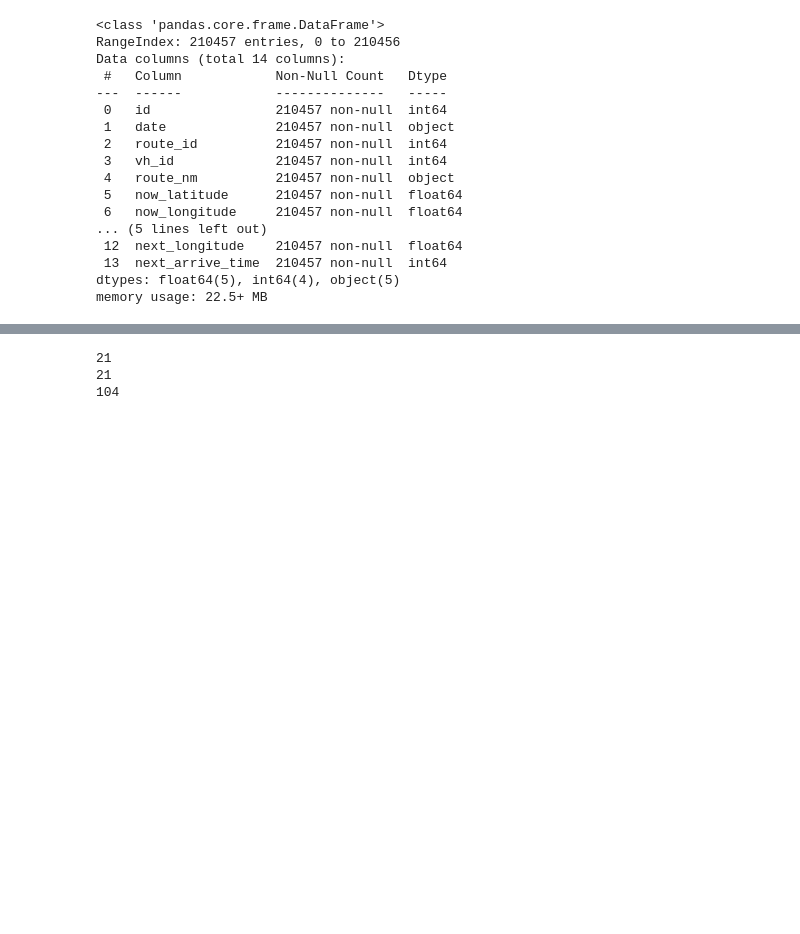
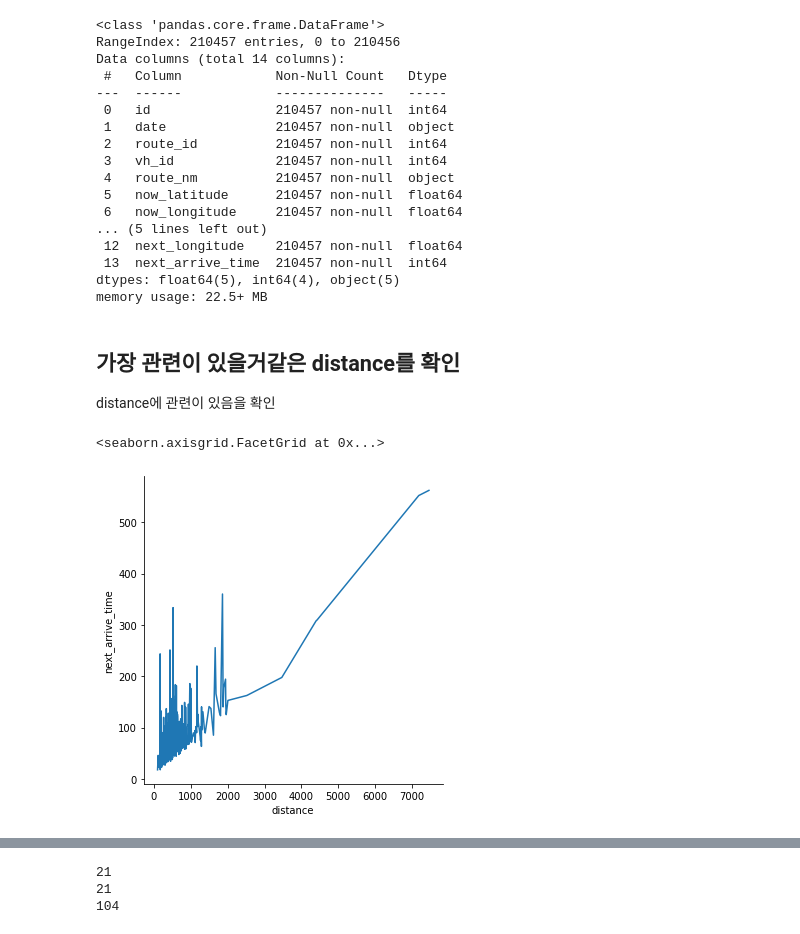
Before and after one commit to pnu-DataAnalysis-study/kosy318, a Jupyter notebook: 1. DACON_버스 운행시간 예측/bus_kosy318.ipynb, the cells around one changed output, grey strips where cells are left out. Saved outputs shown, nothing was run; the diff lists cells and outputs as text; code cells hidden in the pictures; blank space fills up the shorter version.

```diff
--- a/1. DACON_버스 운행시간 예측/bus_kosy318.ipynb
+++ b/1. DACON_버스 운행시간 예측/bus_kosy318.ipynb
@@ -66,3 +82,11 @@ Data columns (total 14 columns):
  13  next_arrive_time  210457 non-null  int64
 dtypes: float64(5), int64(4), object(5)
 memory usage: 22.5+ MB
+# %% [markdown]
+## 가장 관련이 있을거같은 distance를 확인
+distance에 관련이 있음을 확인
+# %%
+sns.relplot(x="distance", y="next_arrive_time", ci=None, kind="line", data=train_df)
+# %% [output]
+<seaborn.axisgrid.FacetGrid at 0x...>
+[figure, added]
```
Also changed, not shown: parts of 182 cells of this notebook.
